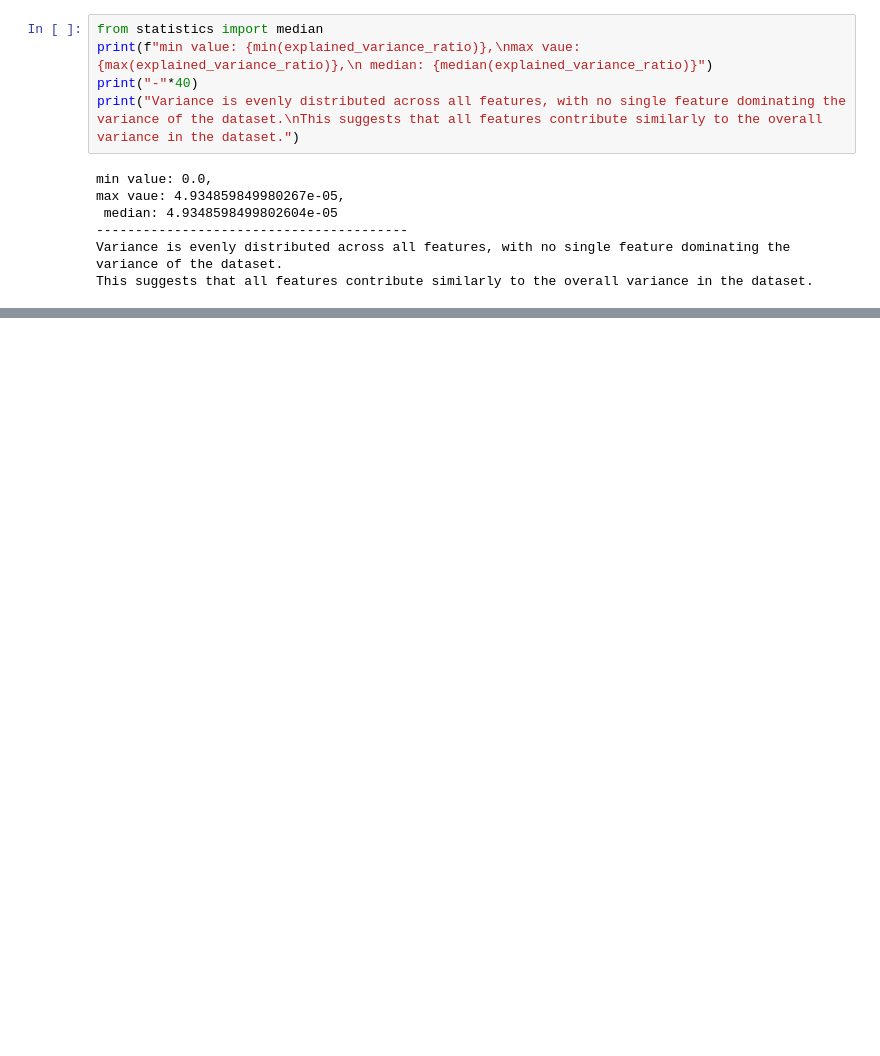
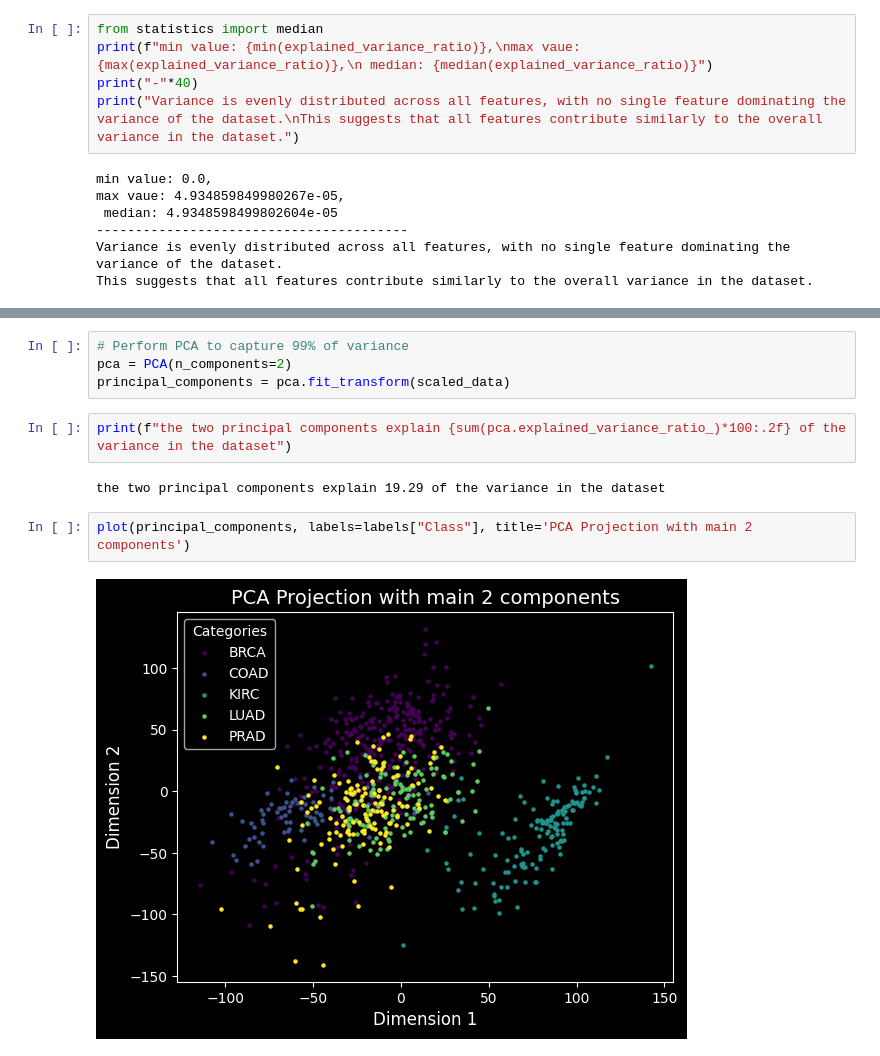
Before and after one commit to NicolasArVa/gene_expression_and_cancer, a Jupyter notebook: notebooks/gene_expression_PCA.ipynb, the cells around one changed output, grey strips where cells are left out. Drawn from its saved outputs; the diff is of its cells as text; blank space fills up the shorter version.

```diff
--- a/notebooks/gene_expression_PCA.ipynb
+++ b/notebooks/gene_expression_PCA.ipynb
@@ -143,0 +183,12 @@ plt.show()
+# %%
+# Perform PCA to capture 99% of variance
+pca = PCA(n_components=2)
+principal_components = pca.fit_transform(scaled_data)
+# %%
+print(f"the two principal components explain {sum(pca.explained_variance_ratio_)*100:.2f} of the variance in the dataset")
+# %% [output]
+the two principal components explain 19.29 of the variance in the dataset
+# %%
+plot(principal_components, labels=labels["Class"], title='PCA Projection with main 2 components')
+# %% [output]
+[figure, added]
```
Also changed, not shown: parts of 12 cells of this notebook, 3 other files.
